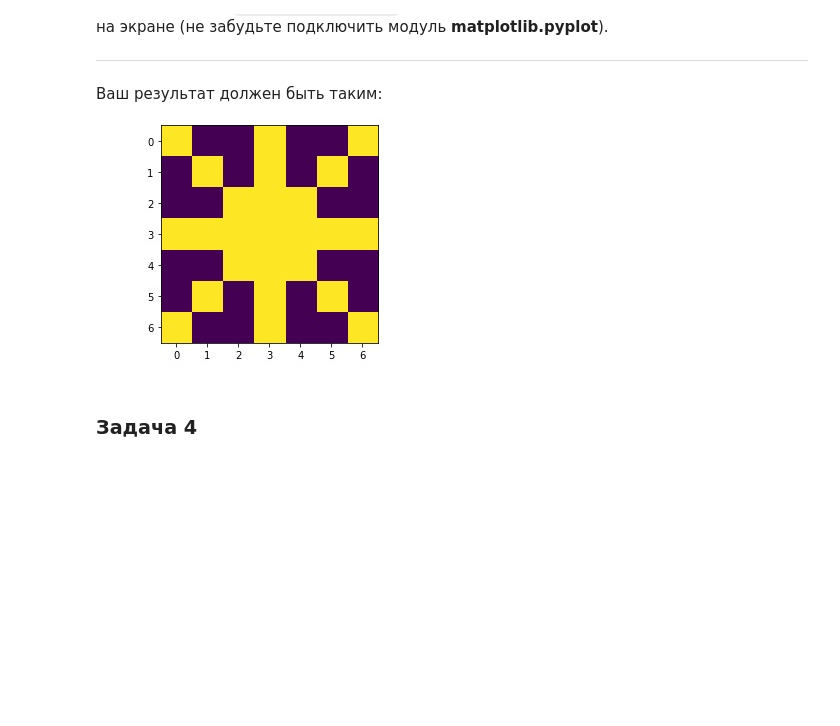
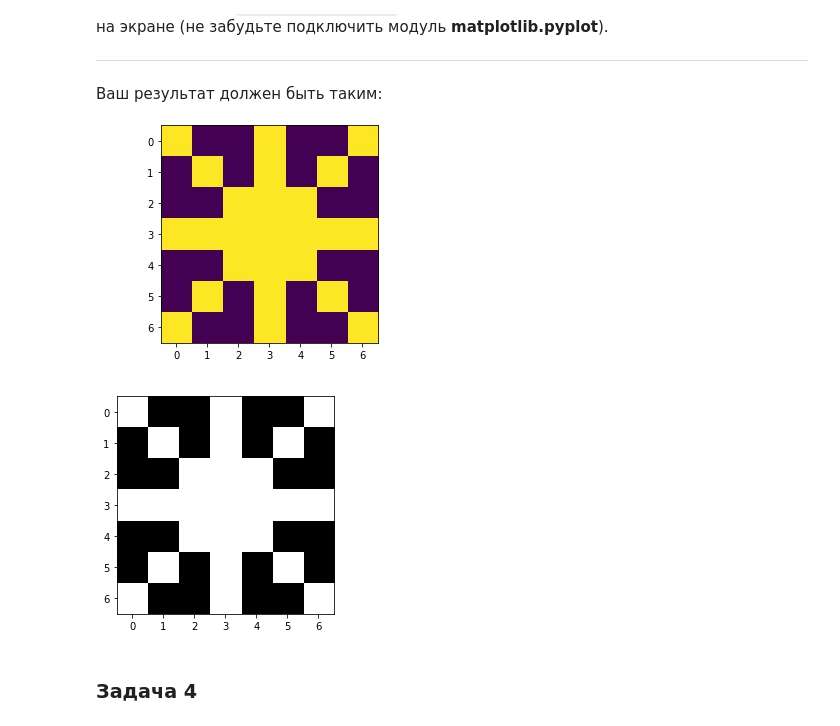
Before and after one commit to vghu/2-np-1, a Jupyter notebook: Базовый_блок_|_Библиотеки_Numpy_и_Matplotlib_|_ДЗ_Lite_|_УИИ.ipynb, the cells around one changed output. Cells and saved outputs as stored; diff of their text form; code cells hidden in the pictures; blank space fills up the shorter version.

```diff
--- a/Базовый_блок_|_Библиотеки_Numpy_и_Matplotlib_|_ДЗ_Lite_|_УИИ.ipynb
+++ b/Базовый_блок_|_Библиотеки_Numpy_и_Matplotlib_|_ДЗ_Lite_|_УИИ.ipynb
@@ -90,3 +88,16 @@ print('Координаты точки в полярной системе =',poi
+# %%
+# Ваше решение
+my_arr = np.zeros(shape=(7,7), dtype=int)
+for i in range(0, my_arr.shape[0]):
+    for j in range(0, my_arr.shape[1]):
+        if i == j or i + j == my_arr.shape[0] - 1:
+            my_arr[i, j] = 1
+        if i == my_arr.shape[0] // 2 or j == my_arr.shape[1] // 2:
+            my_arr[i, j] = 1
+plt.imshow(my_arr,cmap='gray')
+plt.show()
+# %% [output]
+[figure, added]
 # %% [markdown]
 ### Задача 4
 # %% [markdown]
```
Also changed, not shown: parts of 3 cells of this notebook.
